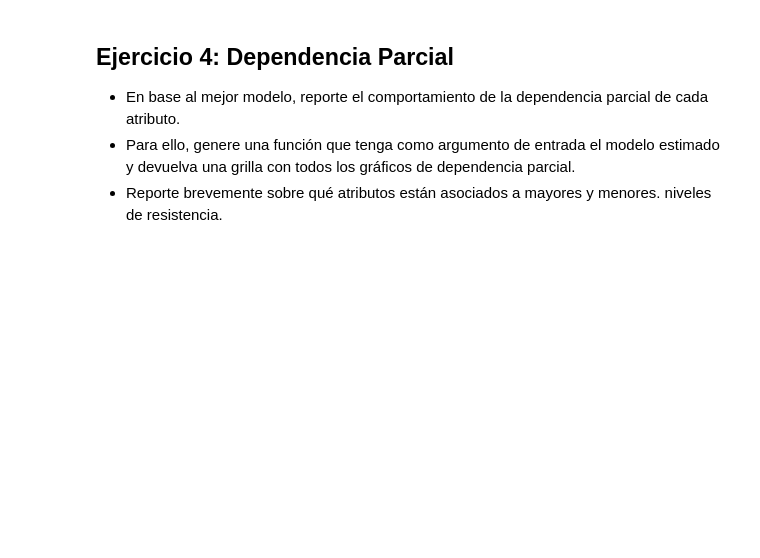
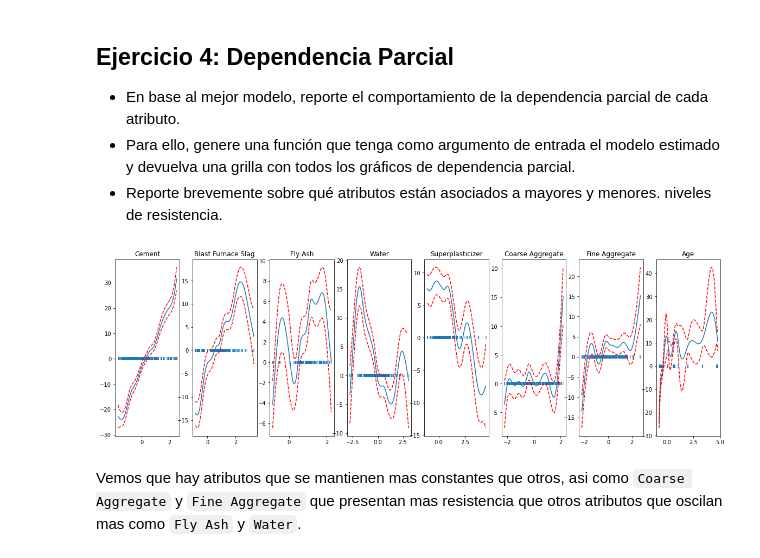
Before and after one commit to Japsz/DesafioLatam, a Jupyter notebook: Unidad 3 - Machine Learning/Semana 1 - Métodos de redularización lineal y expansiones basales/Desafio 2/desafio2.ipynb, the cells around one changed output. Cells and saved outputs as stored; diff of their text form; code cells hidden in the pictures; blank space fills up the shorter version.

```diff
--- a/Unidad 3 - Machine Learning/Semana 1 - Métodos de redularización lineal y expansiones basales/Desafio 2/desafio2.ipynb
+++ b/Unidad 3 - Machine Learning/Semana 1 - Métodos de redularización lineal y expansiones basales/Desafio 2/desafio2.ipynb
@@ -145,3 +164,19 @@ estimado y devuelva una grilla con todos los gráficos de dependencia parcial.</
 <li>Reporte brevemente sobre qué atributos están asociados a mayores y menores. niveles
 de resistencia.</li>
 </ul>
+# %%
+# Funcion para obtener graficos de dependencia parcial
+def getPartialDependencies(model):
+    fig, axs = plt.subplots(1,8, figsize = (20,6))
+    titles = X_train.columns
+    for i, ax in enumerate(axs.flatten()):
+        XX = model.generate_X_grid(term=i)
+        ax.plot(XX[:, i], model.partial_dependence(term=i, X=XX))
+        ax.plot(XX[:, i], model.partial_dependence(term=i, X=XX, width=.95)[1], c='r', ls='--')
+        ax.scatter(X_train[titles[i]], [0] * len(X_train[titles[i]]), marker = '|', alpha = .5)
+        ax.set_title(titles[i])
+getPartialDependencies(gam)
+# %% [output]
+[figure, added]
+# %% [markdown]
+Vemos que hay atributos que se mantienen mas constantes que otros, asi como <code>Coarse Aggregate</code> y <code>Fine Aggregate</code> que presentan mas resistencia que otros atributos que oscilan mas como <code>Fly Ash</code> y <code>Water</code>.
```
Also changed, not shown: parts of 2 cells of this notebook.
